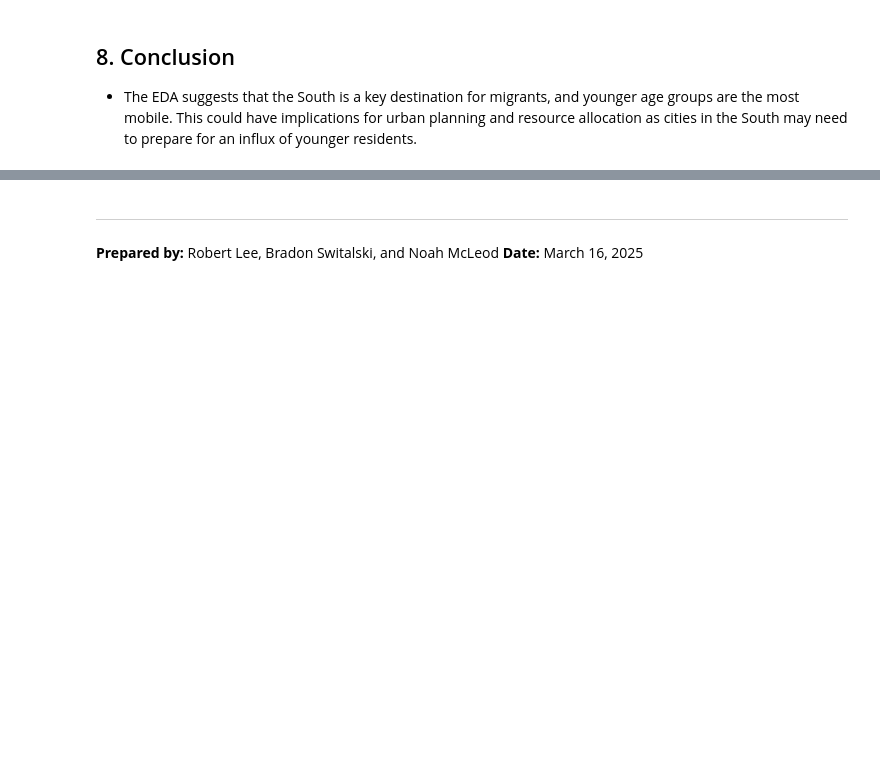
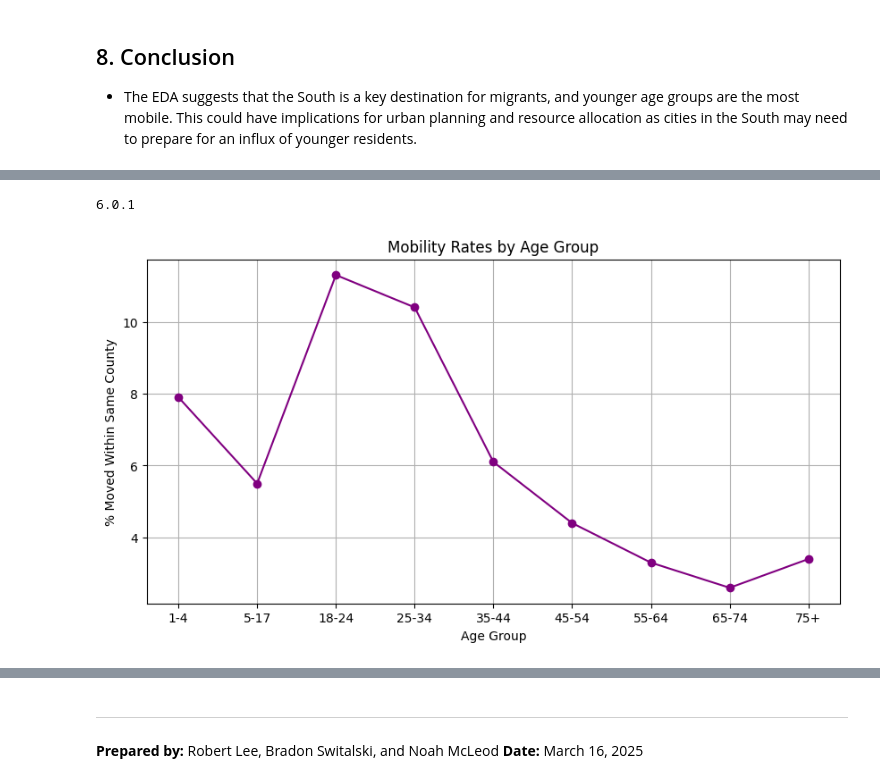
Before and after one commit to SteamedTofu2/DAT490-Capstone, a Jupyter notebook: EDA.ipynb, the cells around one changed output, grey strips where cells are left out. Saved outputs shown, nothing was run; the diff lists cells and outputs as text; code cells hidden in the pictures; blank space fills up the shorter version.

```diff
--- a/EDA.ipynb
+++ b/EDA.ipynb
@@ -341,0 +374,36 @@ plt.show()
+# %%
+import plotly
+print(plotly.__version__)
+import plotly.graph_objects as go
+
+# Example data flow (source to target)
+sources = [0, 0, 1, 1, 2, 3]  # Indices: 0=Northeast, 1=Midwest, 2=South, 3=West
+targets = [2, 3, 2, 3, 2, 2]  # Most flow into the South
+values = [600_619, 163_742, 522_545, 253_440, 488_883, 667_737]  # From File 1
+
+fig = go.Figure(go.Sankey(
+    node=dict(label=["Northeast", "Midwest", "South", "West"]),
+    link=dict(source=sources, target=targets, value=values))
+)
+
+fig.update_layout(title="Inter-Regional Migration Flows")
+fig.show()
+# %% [output]
+6.0.1
+# %%
+# Load data for File 2
+df_demo = pd.read_csv("ACSST1Y2023.S0701-2025-03-17T023058.csv")
+
+# Clean age data (example)
+age_groups = ["1-4", "5-17", "18-24", "25-34", "35-44", "45-54", "55-64", "65-74", "75+"]
+mobility_rates = [7.9, 5.5, 11.3, 10.4, 6.1, 4.4, 3.3, 2.6, 3.4]  # "% moved within same county"
+
+plt.figure(figsize=(10, 5))
+plt.plot(age_groups, mobility_rates, marker='o', color='purple')
+plt.title("Mobility Rates by Age Group")
+plt.xlabel("Age Group")
+plt.ylabel("% Moved Within Same County")
+plt.grid(True)
+plt.show()
+# %% [output]
+[figure, added]
```
Also changed, not shown: parts of 4 cells of this notebook.
